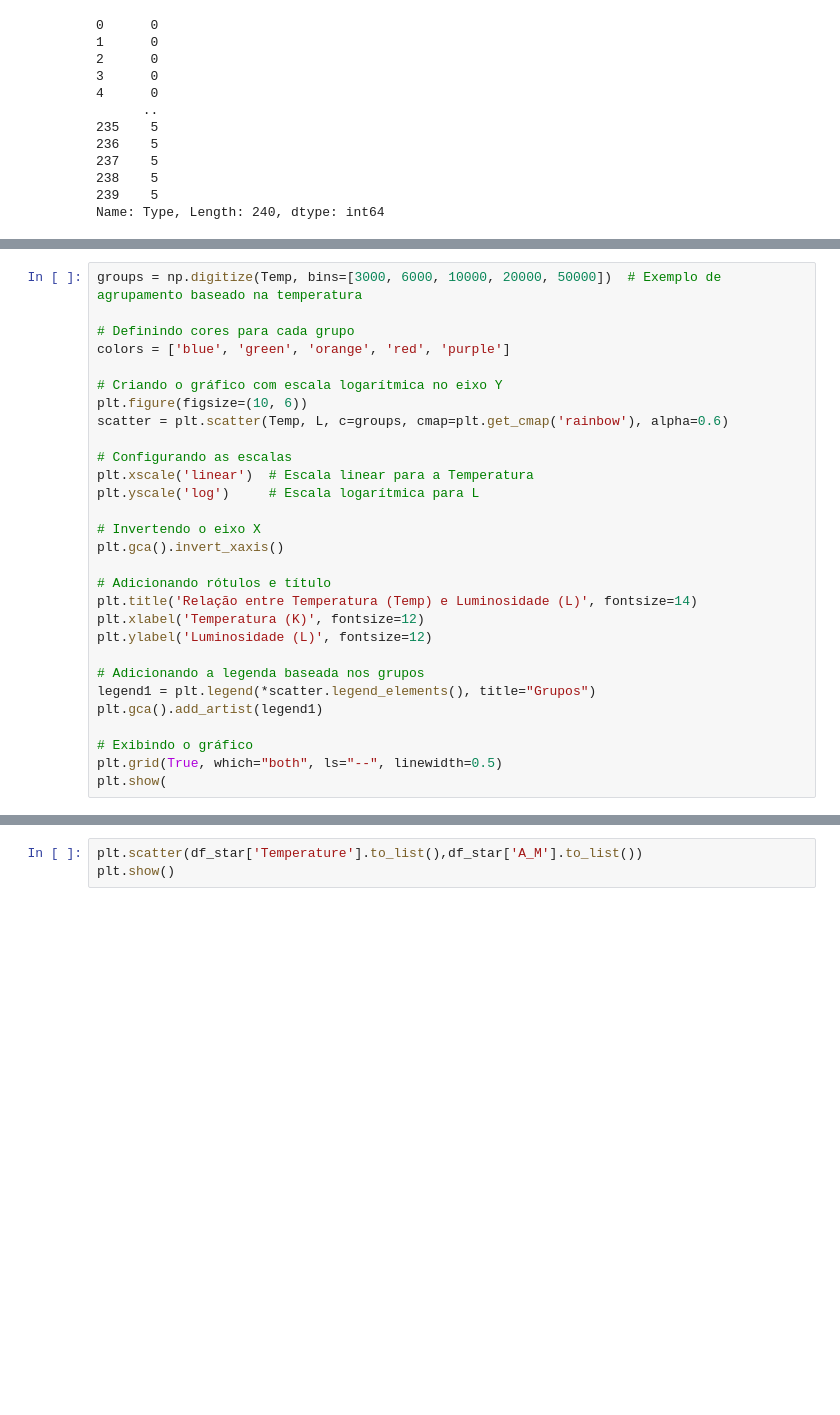
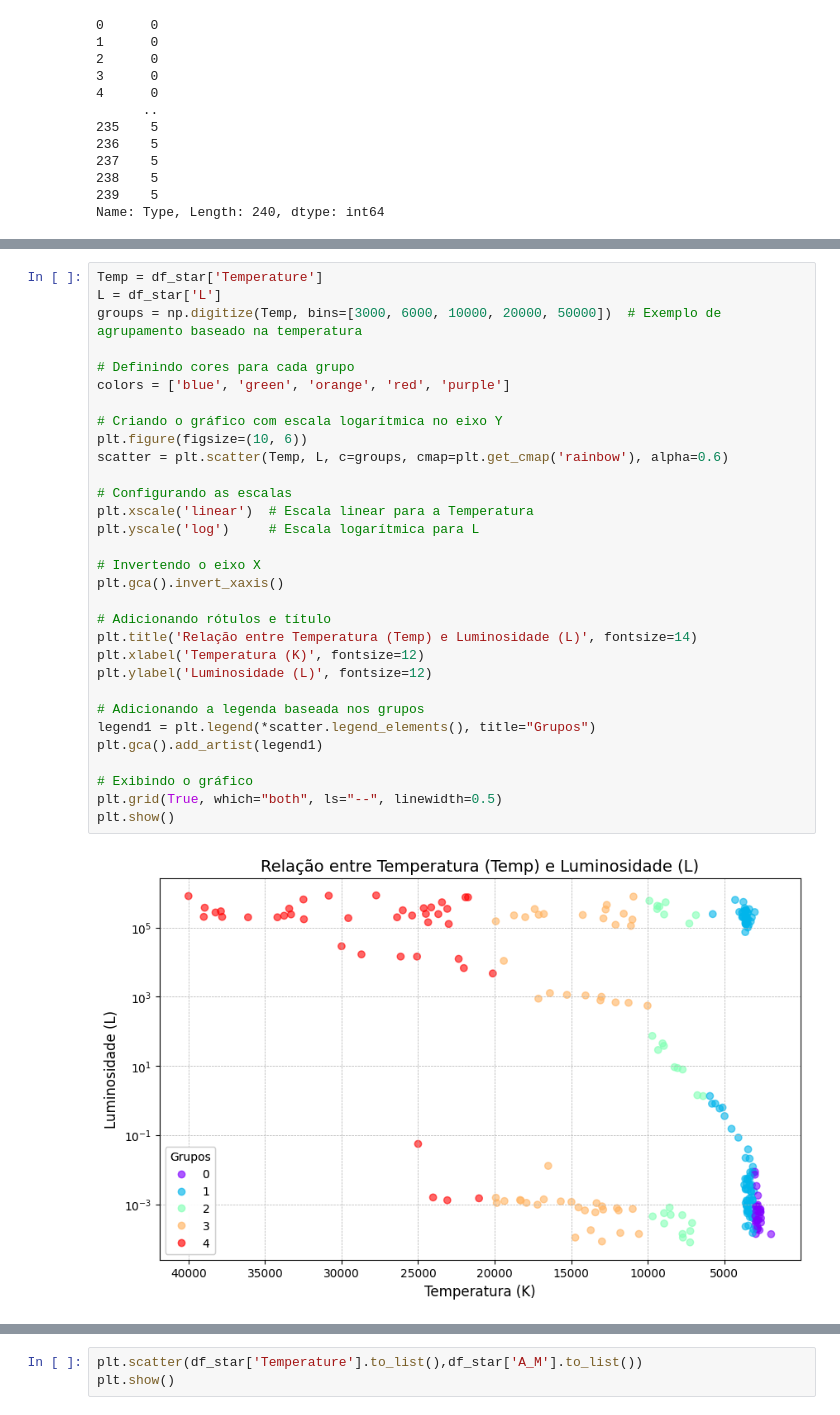
Before and after one commit to nardao666/star_classification, a Jupyter notebook: star_classification.ipynb, the cells around one changed output, grey strips where cells are left out. Saved outputs shown, nothing was run; the diff lists cells and outputs as text; blank space fills up the shorter version.

```diff
--- a/star_classification.ipynb
+++ b/star_classification.ipynb
@@ -174,29 +162,33 @@ TypeError: Cannot cast array data from dtype('<U18') to dtype('float64') accordi
 # %%
+Temp = df_star['Temperature']
+L = df_star['L']
 groups = np.digitize(Temp, bins=[3000, 6000, 10000, 20000, 50000])  # Exemplo de agrupamento baseado na temperatura
 
 # Definindo cores para cada grupo
 colors = ['blue', 'green', 'orange', 'red', 'purple']
 
 # Criando o gráfico com escala logarítmica no eixo Y
 plt.figure(figsize=(10, 6))
 scatter = plt.scatter(Temp, L, c=groups, cmap=plt.get_cmap('rainbow'), alpha=0.6)
 
 # Configurando as escalas
 plt.xscale('linear')  # Escala linear para a Temperatura
 plt.yscale('log')     # Escala logarítmica para L
 
 # Invertendo o eixo X
 plt.gca().invert_xaxis()
 
 # Adicionando rótulos e título
 plt.title('Relação entre Temperatura (Temp) e Luminosidade (L)', fontsize=14)
 plt.xlabel('Temperatura (K)', fontsize=12)
 plt.ylabel('Luminosidade (L)', fontsize=12)
 
 # Adicionando a legenda baseada nos grupos
 legend1 = plt.legend(*scatter.legend_elements(), title="Grupos")
 plt.gca().add_artist(legend1)
 
 # Exibindo o gráfico
 plt.grid(True, which="both", ls="--", linewidth=0.5)
-plt.show(
+plt.show()
+# %% [output]
+[figure, added]
```
Also changed, not shown: parts of 28 cells of this notebook.
